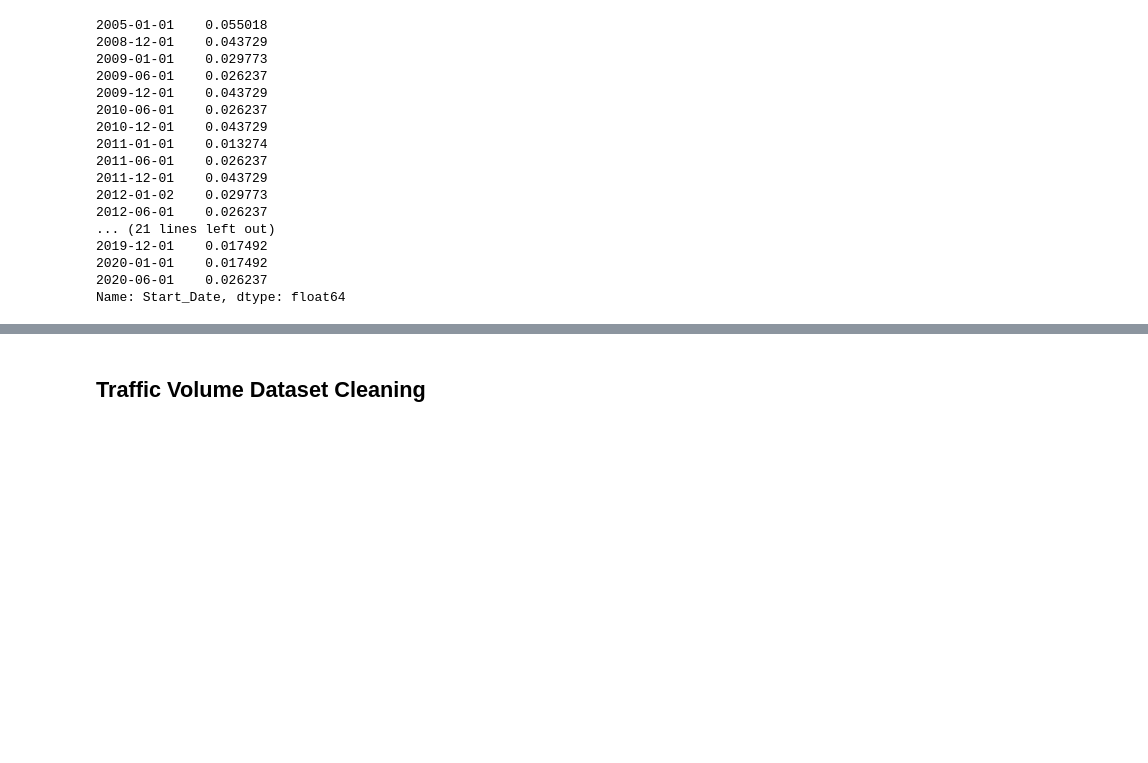
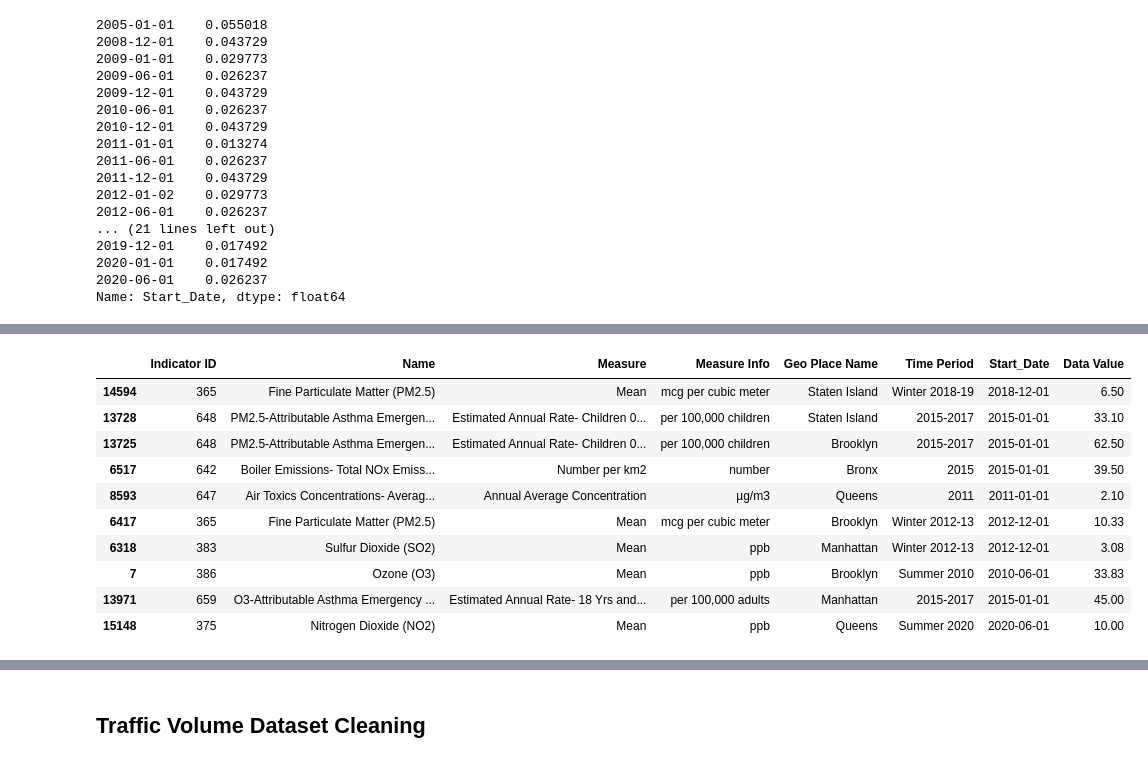
Before and after one commit to daniel-a-r/ccny_data_science_project, a Jupyter notebook: data_science_project.ipynb, the cells around one changed output, grey strips where cells are left out. Saved outputs shown, nothing was run; the diff lists cells and outputs as text; code cells hidden in the pictures; blank space fills up the shorter version.

```diff
--- a/data_science_project.ipynb
+++ b/data_science_project.ipynb
@@ -311,0 +500,14 @@ Name: Start_Date, dtype: float64
+# %%
+air_quality_boros.sample(10)
+# %% [output]
+|  | Indicator ID | Name | Measure | Measure Info | Geo Place Name | Time Period | Start_Date | Data Value |
+| 14594 | 365 | Fine Particulate Matter (PM2.5) | Mean | mcg per cubic meter | Staten Island | Winter 2018-19 | 2018-12-01 | 6.50 |
+| 13728 | 648 | PM2.5-Attributable Asthma Emergen... | Estimated Annual Rate- Children 0... | per 100,000 children | Staten Island | 2015-2017 | 2015-01-01 | 33.10 |
+| 13725 | 648 | PM2.5-Attributable Asthma Emergen... | Estimated Annual Rate- Children 0... | per 100,000 children | Brooklyn | 2015-2017 | 2015-01-01 | 62.50 |
+| 6517 | 642 | Boiler Emissions- Total NOx Emiss... | Number per km2 | number | Bronx | 2015 | 2015-01-01 | 39.50 |
+| 8593 | 647 | Air Toxics Concentrations- Averag... | Annual Average Concentration | µg/m3 | Queens | 2011 | 2011-01-01 | 2.10 |
+| 6417 | 365 | Fine Particulate Matter (PM2.5) | Mean | mcg per cubic meter | Brooklyn | Winter 2012-13 | 2012-12-01 | 10.33 |
+| 6318 | 383 | Sulfur Dioxide (SO2) | Mean | ppb | Manhattan | Winter 2012-13 | 2012-12-01 | 3.08 |
+| 7 | 386 | Ozone (O3) | Mean | ppb | Brooklyn | Summer 2010 | 2010-06-01 | 33.83 |
+| 13971 | 659 | O3-Attributable Asthma Emergency ... | Estimated Annual Rate- 18 Yrs and... | per 100,000 adults | Manhattan | 2015-2017 | 2015-01-01 | 45.00 |
+| 15148 | 375 | Nitrogen Dioxide (NO2) | Mean | ppb | Queens | Summer 2020 | 2020-06-01 | 10.00 |
```
Also changed, not shown: parts of 30 cells of this notebook.
